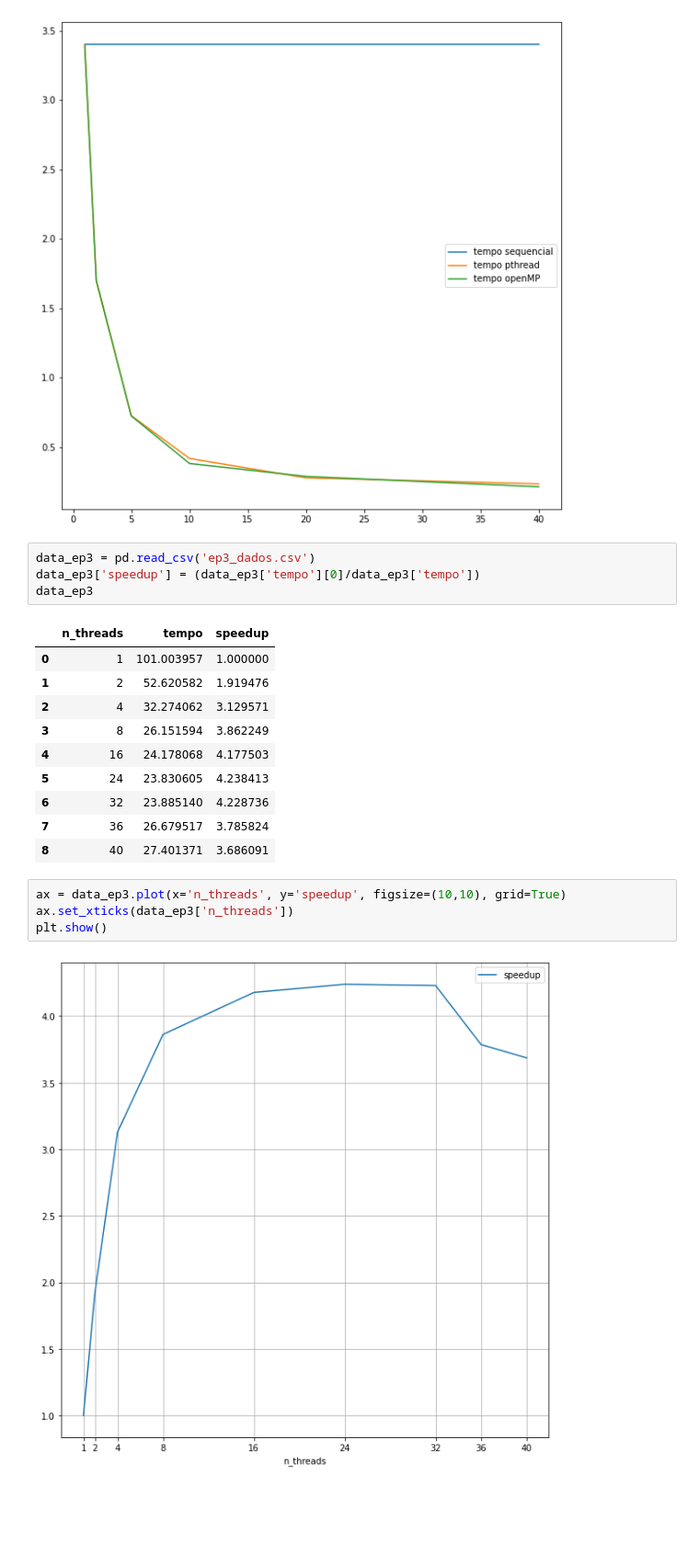
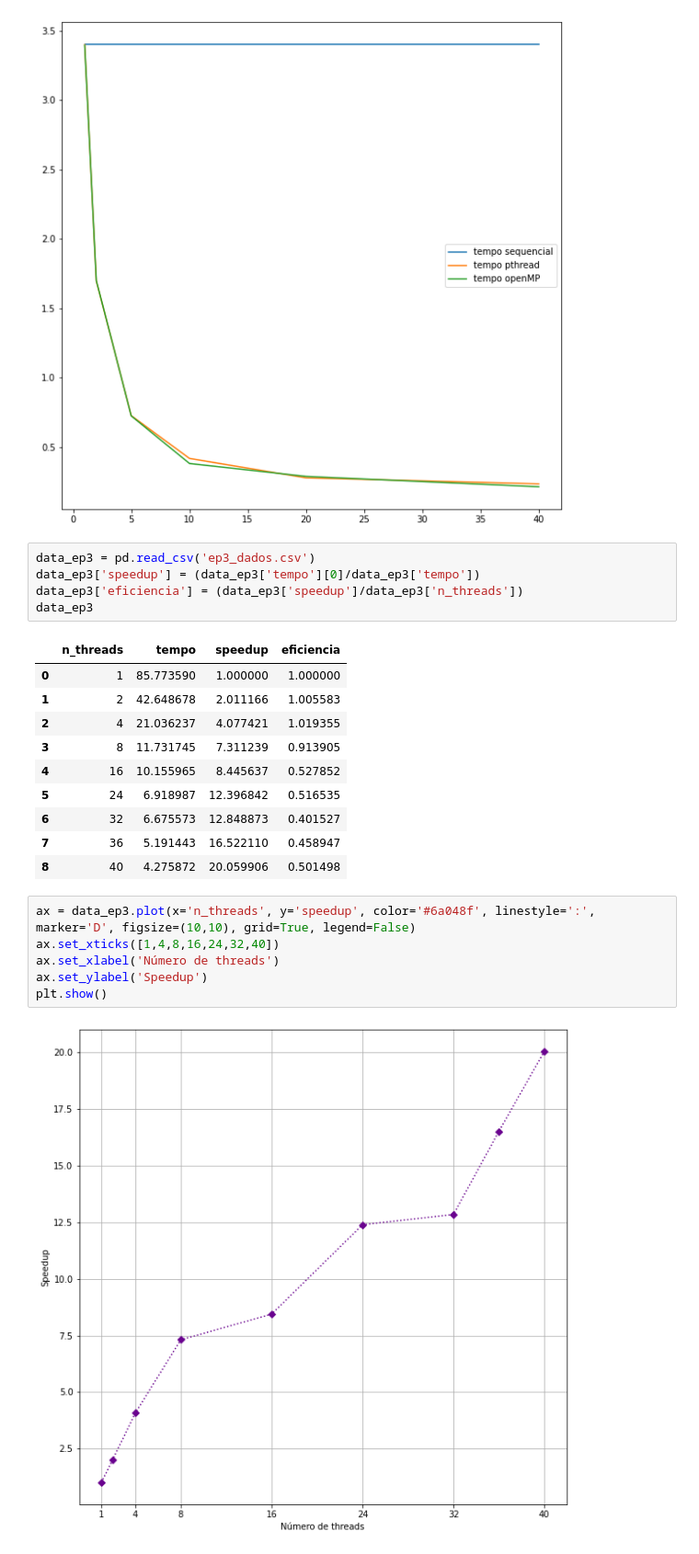
Before and after one commit to IvanCalvo/ppd, a Jupyter notebook: graficos.ipynb, the cells around one changed output. Shown at 92% size. Cells and saved outputs as stored; diff of their text form; blank space fills up the shorter version.

```diff
--- a/graficos.ipynb
+++ b/graficos.ipynb
@@ -24,21 +24,24 @@ plt.show()
 # %%
 data_ep3 = pd.read_csv('ep3_dados.csv')
 data_ep3['speedup'] = (data_ep3['tempo'][0]/data_ep3['tempo'])
+data_ep3['eficiencia'] = (data_ep3['speedup']/data_ep3['n_threads'])
 data_ep3
 # %% [output]
-|  | n_threads | tempo | speedup |
-| 0 | 1 | 101.003957 | 1.000000 |
-| 1 | 2 | 52.620582 | 1.919476 |
-| 2 | 4 | 32.274062 | 3.129571 |
-| 3 | 8 | 26.151594 | 3.862249 |
-| 4 | 16 | 24.178068 | 4.177503 |
-| 5 | 24 | 23.830605 | 4.238413 |
-| 6 | 32 | 23.885140 | 4.228736 |
-| 7 | 36 | 26.679517 | 3.785824 |
-| 8 | 40 | 27.401371 | 3.686091 |
+|  | n_threads | tempo | speedup | eficiencia |
+| 0 | 1 | 85.773590 | 1.000000 | 1.000000 |
+| 1 | 2 | 42.648678 | 2.011166 | 1.005583 |
+| 2 | 4 | 21.036237 | 4.077421 | 1.019355 |
+| 3 | 8 | 11.731745 | 7.311239 | 0.913905 |
+| 4 | 16 | 10.155965 | 8.445637 | 0.527852 |
+| 5 | 24 | 6.918987 | 12.396842 | 0.516535 |
+| 6 | 32 | 6.675573 | 12.848873 | 0.401527 |
+| 7 | 36 | 5.191443 | 16.522110 | 0.458947 |
+| 8 | 40 | 4.275872 | 20.059906 | 0.501498 |
 # %%
-ax = data_ep3.plot(x='n_threads', y='speedup', figsize=(10,10), grid=True)
-ax.set_xticks(data_ep3['n_threads'])
+ax = data_ep3.plot(x='n_threads', y='speedup', color='#6a048f', linestyle=':', marker='D', figsize=(10,10), grid=True, legend=False)
+ax.set_xticks([1,4,8,16,24,32,40])
+ax.set_xlabel('Número de threads')
+ax.set_ylabel('Speedup')
 plt.show()
 # %% [output]
-[figure, old version]
+[figure, new version]
```
Also changed, not shown: 9 other files.
